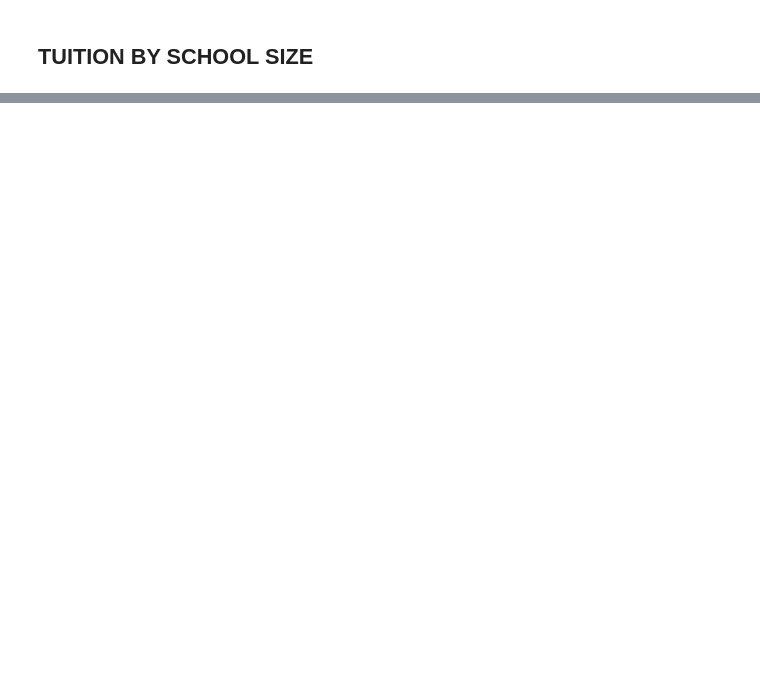
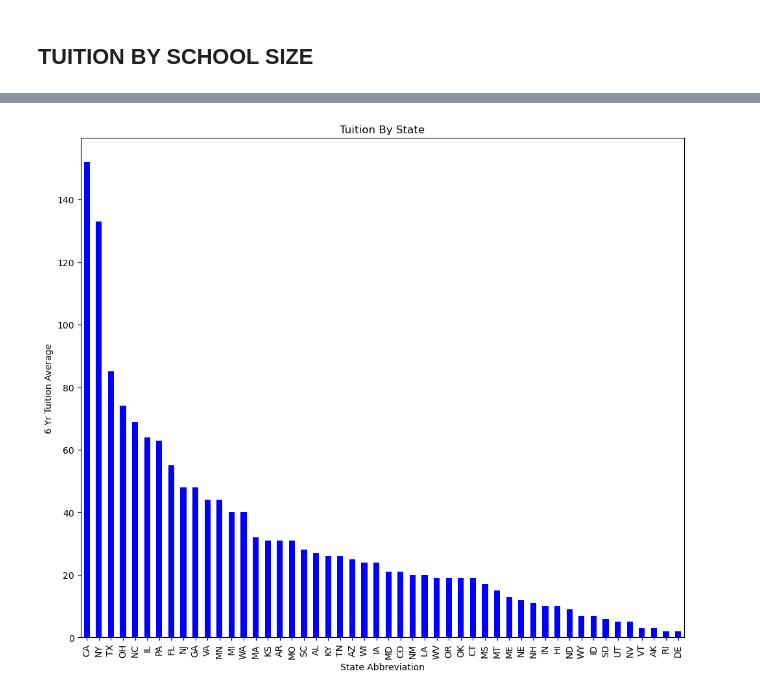
Before and after one commit to anthonybpino/Project-1-Undergrad-Student-Data, a Jupyter notebook: project1dlm.ipynb, the cells around one changed output, grey strips where cells are left out. Cells and saved outputs as stored; diff of their text form; code cells hidden in the pictures; blank space fills up the shorter version.

```diff
--- a/project1dlm.ipynb
+++ b/project1dlm.ipynb
@@ -545,0 +556,12 @@ KeyError: '5 Yr Tuition Mean'
+# %%
+# Generate a bar plot showing the Tuition by State using Pandas.
+state_data = tuition_df.groupby("State abbreviation")
+
+pandas_bar_comb_info = state_data['6 Yr Tuition Mean'].count().sort_values(ascending = False)
+pandas_bar_comb = pandas_bar_comb_info.plot(kind = "bar", color = "blue", figsize = (12,10))
+pandas_bar_comb.set_title("Tuition By State")
+pandas_bar_comb.set_xlabel("State Abbreviation")
+pandas_bar_comb.set_ylabel("6 Yr Tuition Average")
+plt.show()
+# %% [output]
+[figure, added]
```
Also changed, not shown: parts of 13 cells of this notebook.
